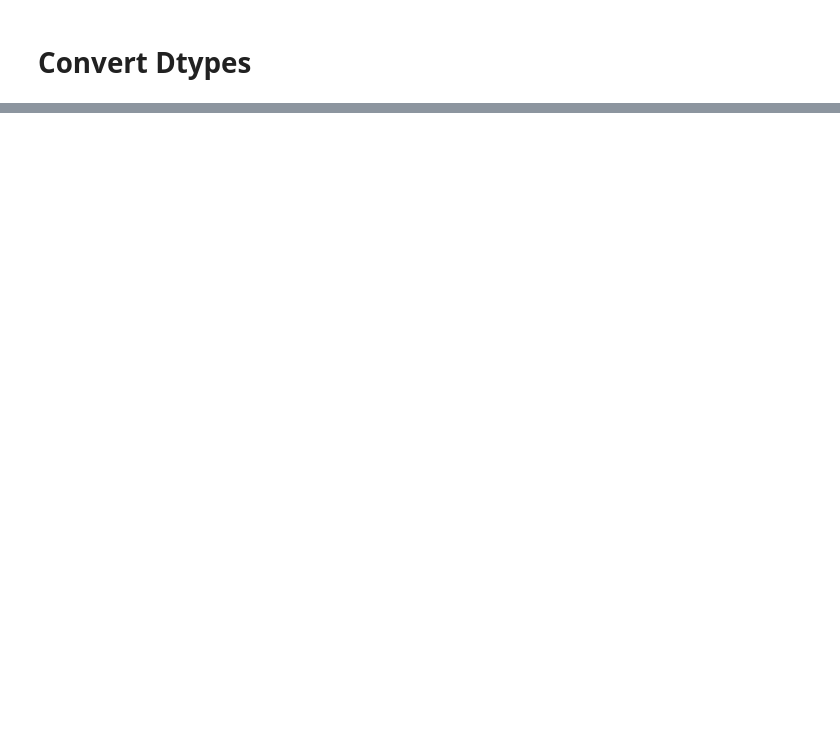
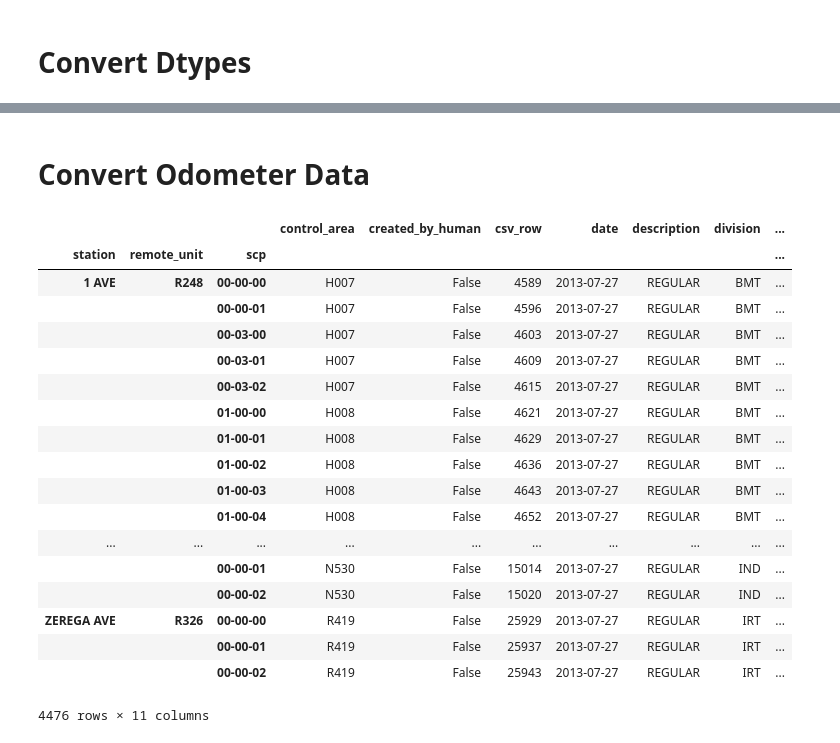
Before and after one commit to JonahJ/nyc-turnstyle, a Jupyter notebook: August 1 Analysis.ipynb, the cells around one changed output, grey strips where cells are left out. Cells and saved outputs as stored; diff of their text form; code cells hidden in the pictures; blank space fills up the shorter version.

Commit message:
Half of Data Analysis

```diff
--- a/August 1 Analysis.ipynb
+++ b/August 1 Analysis.ipynb
@@ -566,3 +591,29 @@ scp                 False
 station             False
 datetime            False
 dtype: bool
+# %% [markdown]
+# Convert Odometer Data
+# %%
+# first_ave = df_corrected.loc[df_corrected.station == '1 AVE']
+df_by_grouping = df_corrected.groupby(['station', 'remote_unit', 'scp'])
+df_by_grouping.first()
+# %% [output]
+|  |  |  | control_area | created_by_human | csv_row | date | description | division | ... |
+| station | remote_unit | scp |  |  |  |  |  |  | ... |
+| 1 AVE | R248 | 00-00-00 | H007 | False | 4589 | 2013-07-27 | REGULAR | BMT | ... |
+|  |  | 00-00-01 | H007 | False | 4596 | 2013-07-27 | REGULAR | BMT | ... |
+|  |  | 00-03-00 | H007 | False | 4603 | 2013-07-27 | REGULAR | BMT | ... |
+|  |  | 00-03-01 | H007 | False | 4609 | 2013-07-27 | REGULAR | BMT | ... |
+|  |  | 00-03-02 | H007 | False | 4615 | 2013-07-27 | REGULAR | BMT | ... |
+|  |  | 01-00-00 | H008 | False | 4621 | 2013-07-27 | REGULAR | BMT | ... |
+|  |  | 01-00-01 | H008 | False | 4629 | 2013-07-27 | REGULAR | BMT | ... |
+|  |  | 01-00-02 | H008 | False | 4636 | 2013-07-27 | REGULAR | BMT | ... |
+|  |  | 01-00-03 | H008 | False | 4643 | 2013-07-27 | REGULAR | BMT | ... |
+|  |  | 01-00-04 | H008 | False | 4652 | 2013-07-27 | REGULAR | BMT | ... |
+| ... | ... | ... | ... | ... | ... | ... | ... | ... | ... |
+|  |  | 00-00-01 | N530 | False | 15014 | 2013-07-27 | REGULAR | IND | ... |
+|  |  | 00-00-02 | N530 | False | 15020 | 2013-07-27 | REGULAR | IND | ... |
+| ZEREGA AVE | R326 | 00-00-00 | R419 | False | 25929 | 2013-07-27 | REGULAR | IRT | ... |
+|  |  | 00-00-01 | R419 | False | 25937 | 2013-07-27 | REGULAR | IRT | ... |
+|  |  | 00-00-02 | R419 | False | 25943 | 2013-07-27 | REGULAR | IRT | ... |
+4476 rows × 11 columns
```
Also changed, not shown: parts of 44 cells of this notebook, 1 other file.
